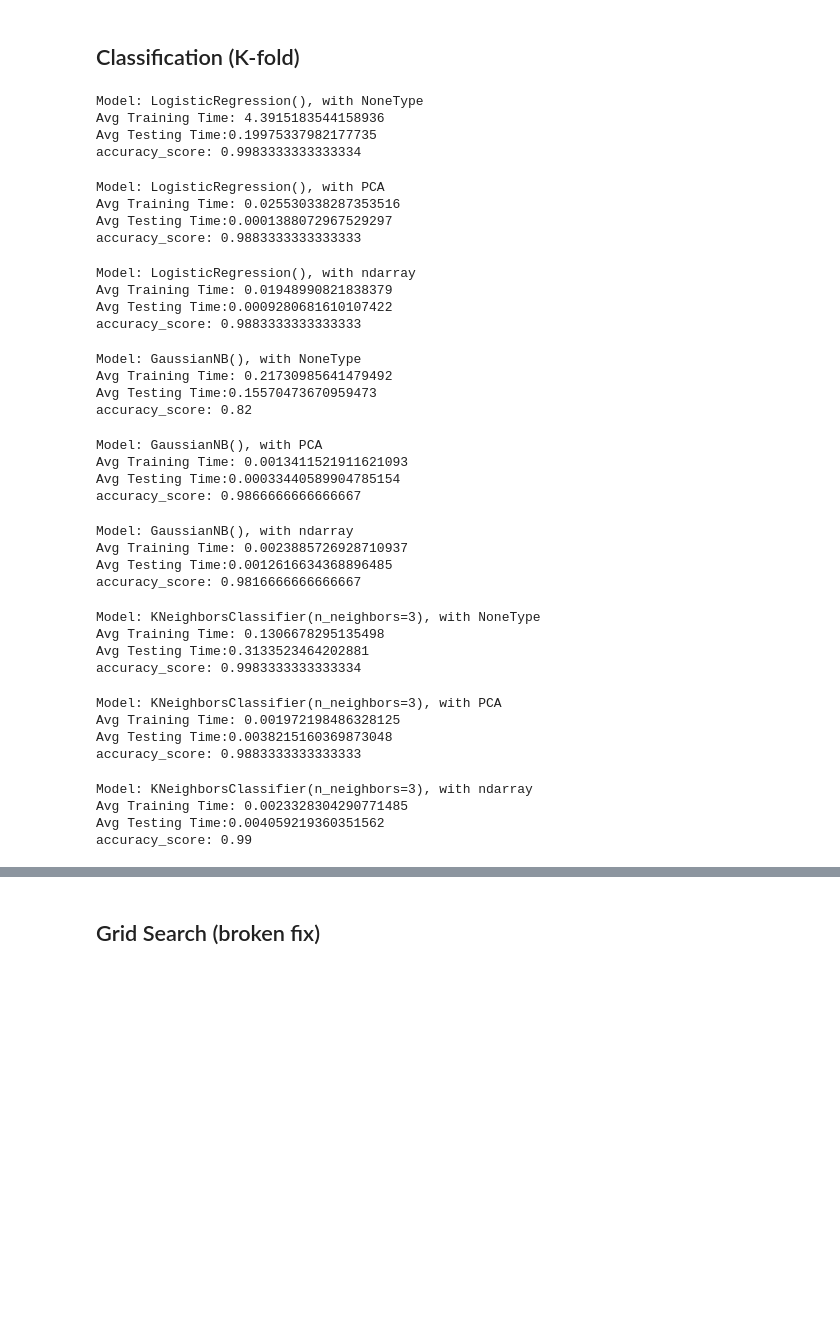
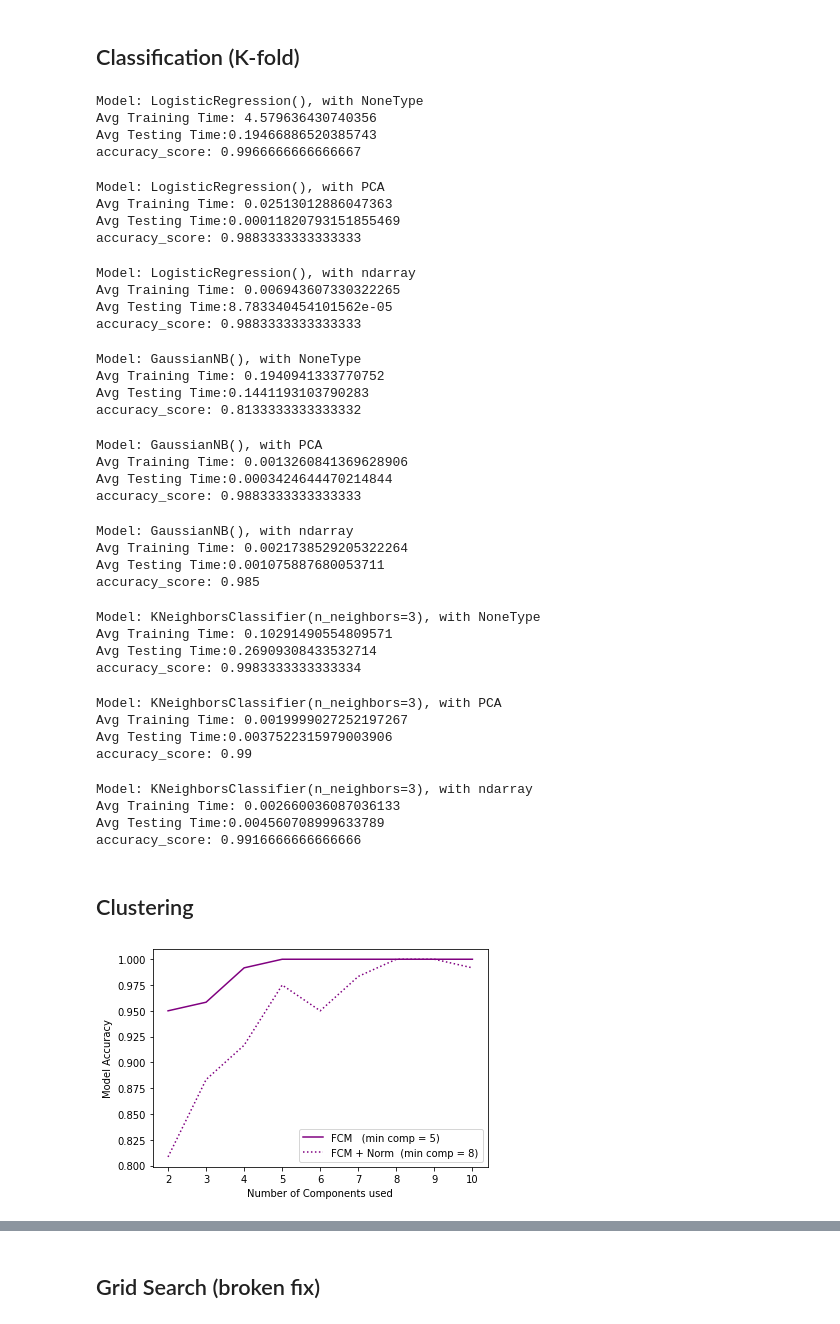
Before and after one commit to alina-dima/PR-for-AI, a Jupyter notebook: Assignment 2/Genes/genes.ipynb, the cells around one changed output, grey strips where cells are left out. Saved outputs shown, nothing was run; the diff lists cells and outputs as text; code cells hidden in the pictures; blank space fills up the shorter version.

Commit message:
clustering done

```diff
--- a/Assignment 2/Genes/genes.ipynb
+++ b/Assignment 2/Genes/genes.ipynb
@@ -333,7 +353,7 @@ Y_cross = y_train_bal
 model = LogisticRegression()
 cross_val(model, X_cross, Y_cross)
 cross_val(model, X_cross, Y_cross, PCA(n_components=pca_n_comp_logreg))
-cross_val(model, X_cross, Y_cross, mi_feat_logreg)
+cross_val(model, X_cross, Y_cross, mi_feat_logreg, StandardScaler())
 
 model = GaussianNB()
 cross_val(model, X_cross, Y_cross)
@@ -346,38 +366,55 @@ cross_val(model, X_cross, Y_cross, PCA(n_components=pca_n_comp_knn))
 cross_val(model, X_cross, Y_cross, mi_feat_knn)
 # %% [output]
 Model: LogisticRegression(), with NoneType
-Avg Training Time: 4.3915183544158936
-Avg Testing Time:0.19975337982177735
-accuracy_score: 0.9983333333333334
+Avg Training Time: 4.579636430740356
+Avg Testing Time:0.19466886520385743
+accuracy_score: 0.9966666666666667
 Model: LogisticRegression(), with PCA
-Avg Training Time: 0.025530338287353516
-Avg Testing Time:0.0001388072967529297
+Avg Training Time: 0.02513012886047363
+Avg Testing Time:0.00011820793151855469
 accuracy_score: 0.9883333333333333
 Model: LogisticRegression(), with ndarray
-Avg Training Time: 0.01948990821838379
-Avg Testing Time:0.0009280681610107422
+Avg Training Time: 0.006943607330322265
+Avg Testing Time:8.783340454101562e-05
 accuracy_score: 0.9883333333333333
 Model: GaussianNB(), with NoneType
-Avg Training Time: 0.21730985641479492
-Avg Testing Time:0.15570473670959473
-accuracy_score: 0.82
+Avg Training Time: 0.1940941333770752
+Avg Testing Time:0.1441193103790283
+accuracy_score: 0.8133333333333332
 Model: GaussianNB(), with PCA
-Avg Training Time: 0.0013411521911621093
-Avg Testing Time:0.00033440589904785154
-accuracy_score: 0.9866666666666667
+Avg Training Time: 0.0013260841369628906
+Avg Testing Time:0.0003424644470214844
+accuracy_score: 0.9883333333333333
 Model: GaussianNB(), with ndarray
-Avg Training Time: 0.0023885726928710937
-Avg Testing Time:0.0012616634368896485
-accuracy_score: 0.9816666666666667
+Avg Training Time: 0.0021738529205322264
+Avg Testing Time:0.001075887680053711
+accuracy_score: 0.985
 Model: KNeighborsClassifier(n_neighbors=3), with NoneType
-Avg Training Time: 0.1306678295135498
-Avg Testing Time:0.3133523464202881
+Avg Training Time: 0.10291490554809571
+Avg Testing Time:0.26909308433532714
 accuracy_score: 0.9983333333333334
 Model: KNeighborsClassifier(n_neighbors=3), with PCA
-Avg Training Time: 0.001972198486328125
-Avg Testing Time:0.0038215160369873048
-accuracy_score: 0.9883333333333333
+Avg Training Time: 0.0019999027252197267
+Avg Testing Time:0.0037522315979003906
+accuracy_score: 0.99
 Model: KNeighborsClassifier(n_neighbors=3), with ndarray
-Avg Training Time: 0.0023328304290771485
-Avg Testing Time:0.004059219360351562
-accuracy_score: 0.99
+Avg Training Time: 0.002660036087036133
+Avg Testing Time:0.004560708999633789
+accuracy_score: 0.9916666666666666
+# %% [markdown]
+## Clustering
+# %%
+color = "purple"
+model = FCM(n_clusters=5)
+m_name = "FCM"
+comps2 = []
+
+for n, n_name, style in norms:
+    normalizer = n() if n else None
+    name = m_name + (" + " if n_name else " ") + n_name
+    comps2.append(find_best_pca(X_train_bal, y_train_bal, m, normalizer, name, color, style))
+
+best_comp_cls = comps2[0]
+save_plot("best_pca_cluster")
+# %% [output]
+[figure, added]
```
Also changed, not shown: parts of 25 cells of this notebook.
